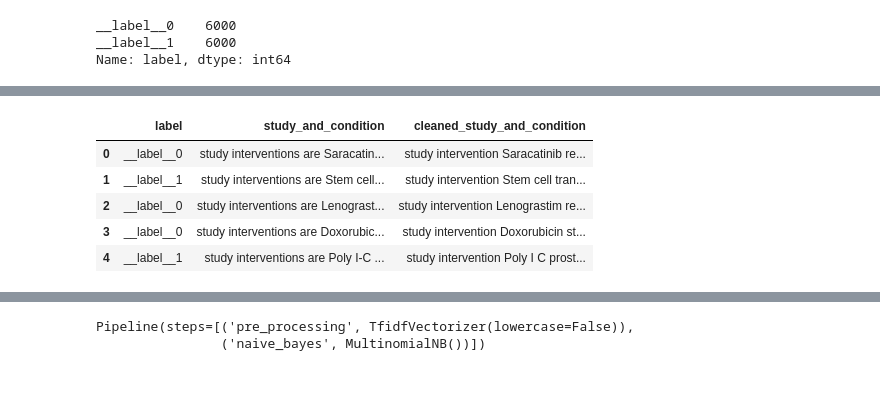
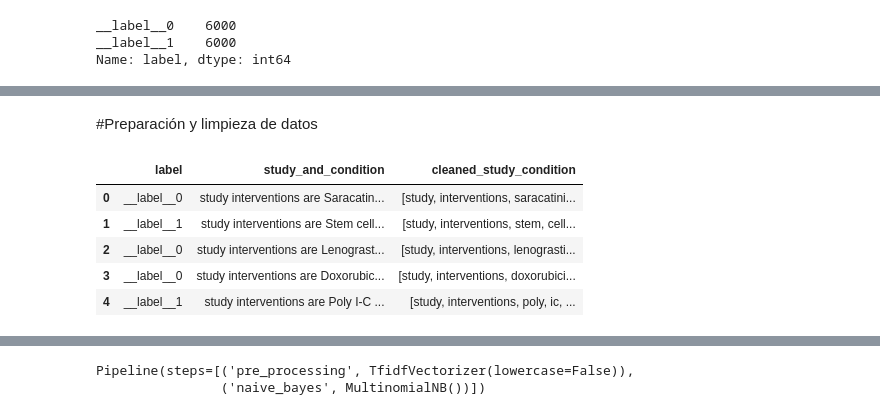
Before and after one commit to Juanandres44/Proyecto1-2, a Jupyter notebook: Back/notebook/Proyecto1_2.ipynb, the cells around one changed output, grey strips where cells are left out. Cells and saved outputs as stored; diff of their text form; code cells hidden in the pictures; blank space fills up the shorter version.

```diff
--- a/Back/notebook/Proyecto1_2.ipynb
+++ b/Back/notebook/Proyecto1_2.ipynb
@@ -131,9 +179,2 @@ data["cleaned_study_and_condition"] = data["study_and_condition"].apply(text_cle
-# %%
-data.head()
-# %% [output]
-|  | label | study_and_condition | cleaned_study_and_condition |
-| 0 | __label__0 | study interventions are Saracatin... | study intervention Saracatinib re... |
-| 1 | __label__1 | study interventions are Stem cell... | study intervention Stem cell tran... |
-| 2 | __label__0 | study interventions are Lenograst... | study intervention Lenograstim re... |
-| 3 | __label__0 | study interventions are Doxorubic... | study intervention Doxorubicin st... |
-| 4 | __label__1 | study interventions are Poly I-C ... | study intervention Poly I C prost... |
+# %% [markdown]
+#Preparación y limpieza de datos
@@ -139,0 +236,10 @@ data.head()
+# %%
+data['cleaned_study_condition'] = data['study_and_condition'].apply(word_tokenize).apply(preprocessing) #Aplica la eliminación del ruido
+data.head()
+# %% [output]
+|  | label | study_and_condition | cleaned_study_condition |
+| 0 | __label__0 | study interventions are Saracatin... | [study, interventions, saracatini... |
+| 1 | __label__1 | study interventions are Stem cell... | [study, interventions, stem, cell... |
+| 2 | __label__0 | study interventions are Lenograst... | [study, interventions, lenograsti... |
+| 3 | __label__0 | study interventions are Doxorubic... | [study, interventions, doxorubici... |
+| 4 | __label__1 | study interventions are Poly I-C ... | [study, interventions, poly, ic, ... |
```
Also changed, not shown: parts of 22 cells of this notebook, 2 other files.
